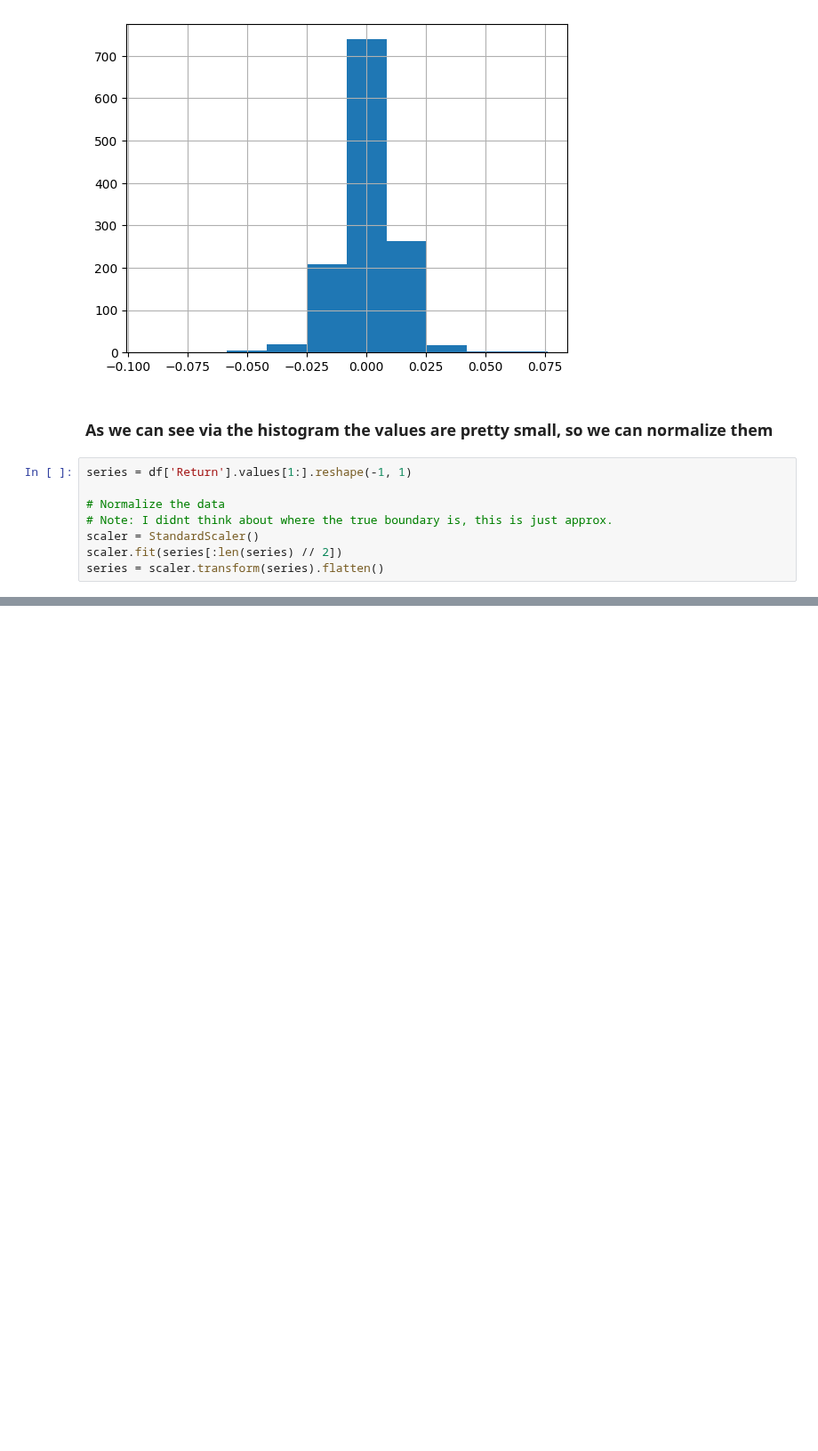
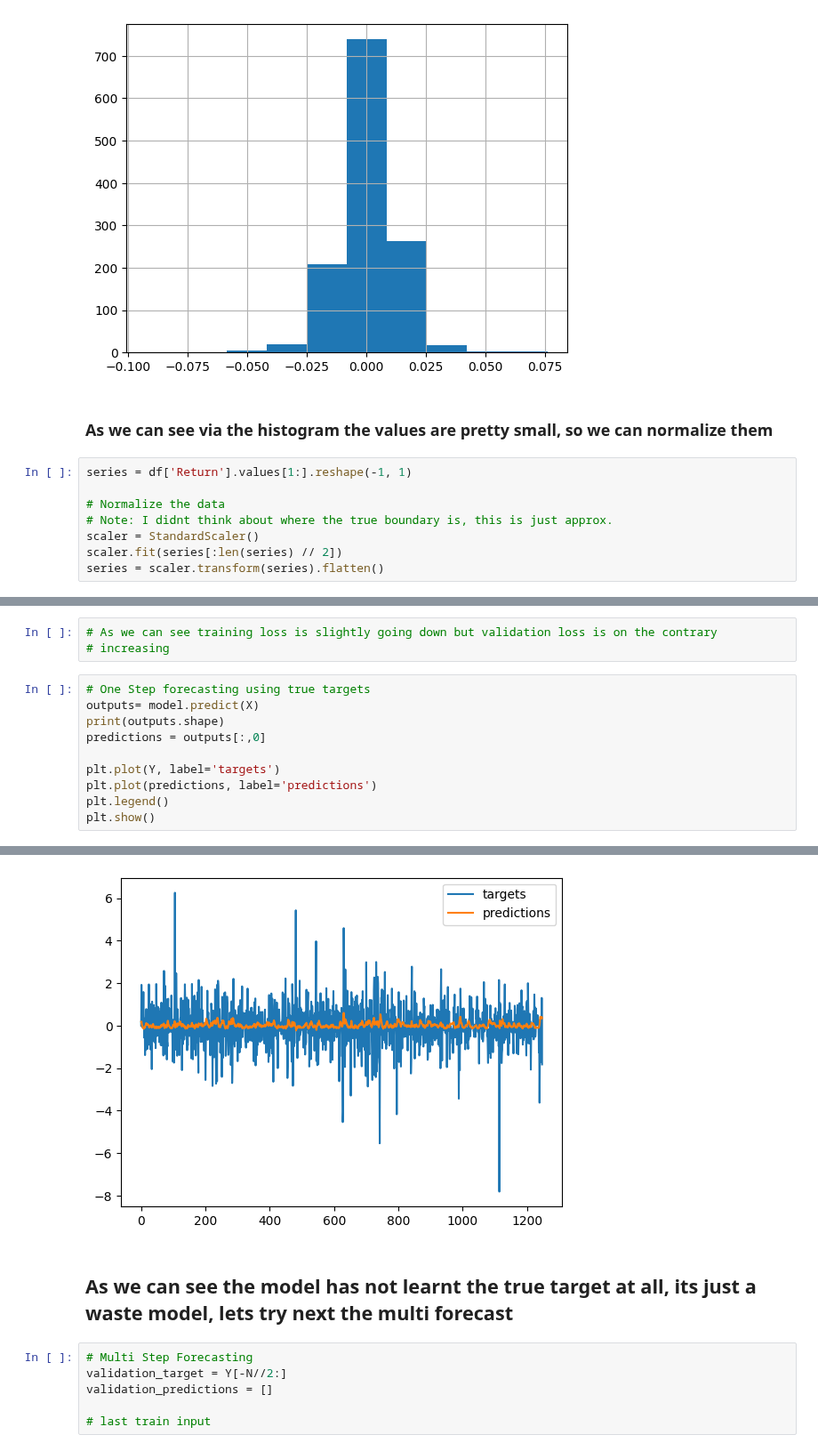
Before and after one commit to rbhardwaj2186/Trade-Stock-Prediction-using-Tensorflow-with-LSTM--RNN--GRU-single-and-multi-step-forecasting, a Jupyter notebook: Tensorflow_trade1.ipynb, the cells around one changed output, grey strips where cells are left out. Shown at 89% size. Saved outputs shown, nothing was run; the diff lists cells and outputs as text; blank space fills up the shorter version.

```diff
--- a/Tensorflow_trade1.ipynb
+++ b/Tensorflow_trade1.ipynb
@@ -242,0 +287,14 @@ TypeError: 'numpy.ndarray' object is not callable
+# %%
+# As we can see training loss is slightly going down but validation loss is on the contrary
+# increasing
+# %%
+# One Step forecasting using true targets
+outputs= model.predict(X)
+print(outputs.shape)
+predictions = outputs[:,0]
+
+plt.plot(Y, label='targets')
+plt.plot(predictions, label='predictions')
+plt.legend()
+plt.show()
+# %% [output]
@@ -242,0 +303,9 @@ TypeError: 'numpy.ndarray' object is not callable
+[figure, added]
+# %% [markdown]
+## As we can see the model has not learnt the true target at all, its just a waste model, lets try next the multi forecast
+# %%
+# Multi Step Forecasting
+validation_target = Y[-N//2:]
+validation_predictions = []
+
+# last train input
```
Also changed, not shown: parts of 8 cells of this notebook.
